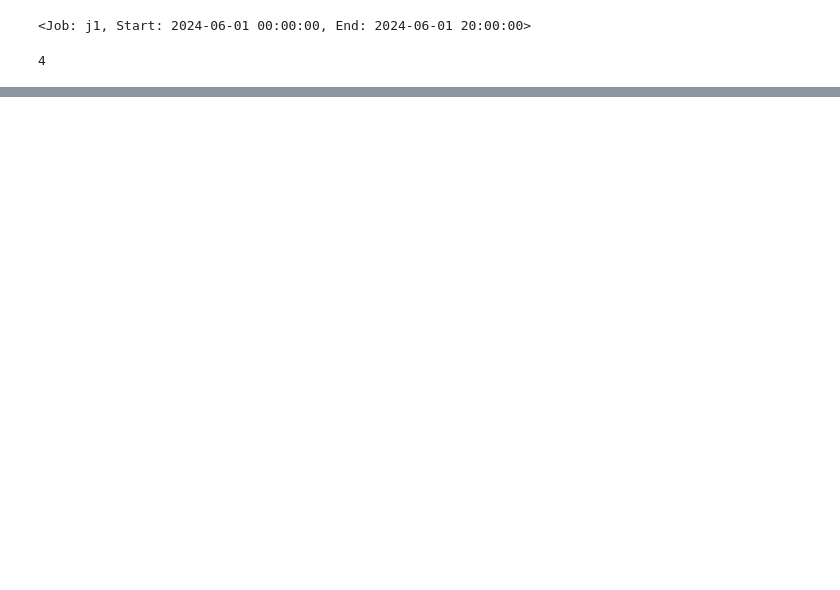
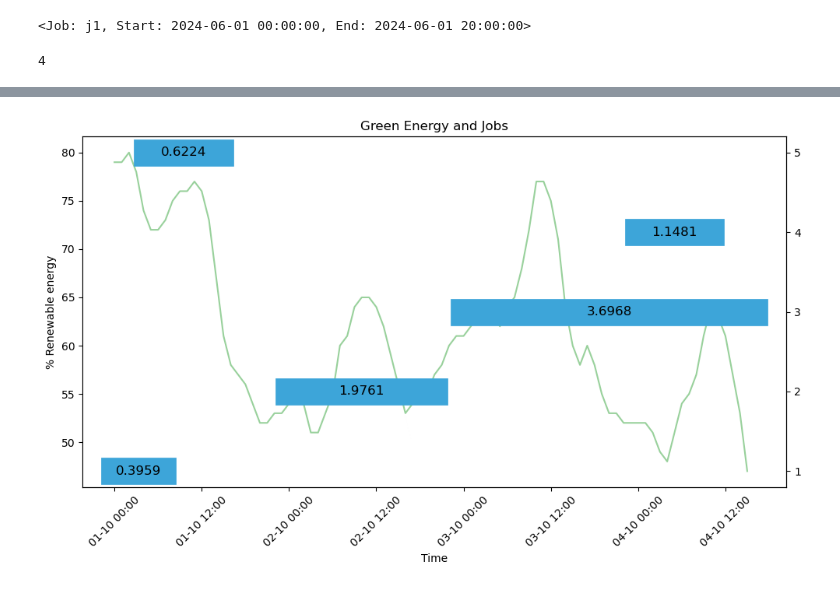
Before and after one commit to codegreen-framework/codegreen-core, a Jupyter notebook: docs/plots.ipynb, the cells around one changed output, grey strips where cells are left out. Saved outputs shown, nothing was run; the diff lists cells and outputs as text; code cells hidden in the pictures; blank space fills up the shorter version.

Commit message:
carbon emission plots

```diff
--- a/docs/plots.ipynb
+++ b/docs/plots.ipynb
@@ -566,0 +573,13 @@ print(ce1)
+# %%
+il.reload(ce)
+e,j = ce.plot_jobs(
+    {"country":"DE","number_core":32,"memory_gb":254,"power_draw_core":15.8, "usage_factor_core":1, "power_draw_mem":0.3725, "power_usage_efficiency":1.6},
+    [
+        {"start_time":datetime(2024,10,1),"runtime_minutes":400},
+        {"start_time":datetime(2024,10,2),"runtime_minutes":1200},
+        {"start_time":datetime(2024,10,3),"runtime_minutes":2400},
+        {"start_time":datetime(2024,10,4),"runtime_minutes":600},
+        {"start_time":datetime(2024,10,1,4,30,0),"runtime_minutes":600},
+
+    ]
+)
@@ -566,0 +617,44 @@ print(ce1)
+# %%
+def plot(energy_data,jobs):
+    Color = {
+    "red":"#D6A99A",
+    "green":"#99D19C",
+    "blue":"#3DA5D9",
+    "yellow":"#E2C044",
+    "black":"#0F1A20"
+    }
+    fig, ax1 = plt.subplots(figsize=(10, 6))
+    plt.title("Green Energy and Jobs")
+    end = energy_data['startTimeUTC'].iloc[-1]
+    start = energy_data['startTimeUTC'].iloc[0]
+    ax1.plot(energy_data['startTimeUTC'], energy_data['percentRenewable'], color=Color['green'], label='Percentage of Renewable Energy')
+    ax1.set_xlabel('Time')
+    ax1.set_ylabel('% Renewable energy')
+    ax1.tick_params(axis='y')
+
+    # Set x-axis to show dates properly
+    ax1.xaxis.set_major_formatter(mdates.DateFormatter('%d-%m %H:%M'))
+    plt.xticks(rotation=45)
+
+    # # Create a second y-axis
+    ax2 = ax1.twinx()
+
+    # Define y-values for each job (e.g., 1 for Job A, 2 for Job B, etc.)
+    for idx, job in enumerate(jobs):
+        lbl = str(job["emissions"])
+        ax2.plot([job['start_time'], job['end_time']], [idx+1 , idx+1], marker='o', linewidth=25,label=lbl,color=Color["blue"])
+        # Calculate the midpoint for the text placement
+        labelpoint = job['start_time'] + (job['end_time'] - job['start_time']) / 2 # + timedelta(minutes=100)
+        ax2.text(labelpoint, idx+1, lbl, color='black', ha='center', va='center', fontsize=12)
+
+    # Adjust y-axis labels to match the number of jobs
+    ax2.set_yticks(range(1, len(jobs) + 1))
+
+    # Add legend and show the plot
+    fig.tight_layout()
+    # plt.legend(loc='lower right')
+    plt.show()
+
+plot(e,j)
+# %% [output]
+[figure, added]
```
Also changed, not shown: parts of 6 cells of this notebook, 7 other files.
